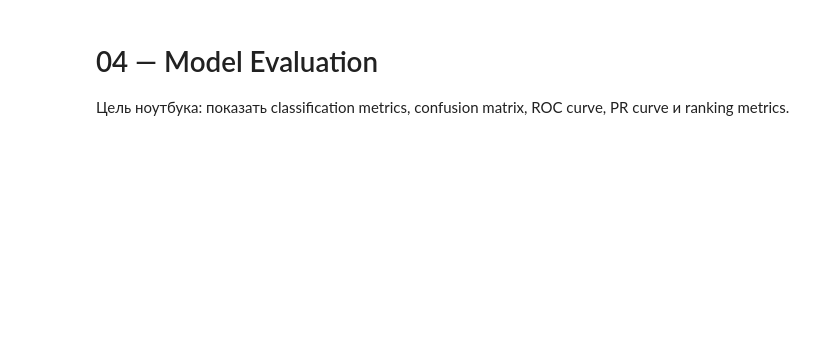
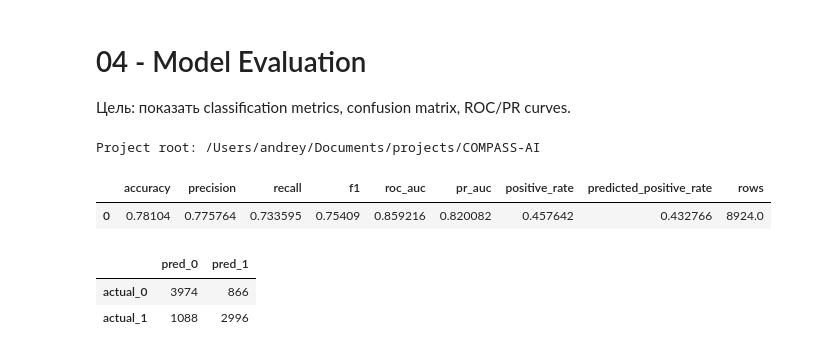
Before and after one commit to TheAndreyZakharov/COMPASS-AI, a Jupyter notebook: notebooks/04_model_evaluation.ipynb, the cells around one changed output. Drawn from its saved outputs; the diff is of its cells as text; code cells hidden in the pictures; blank space fills up the shorter version.

```diff
--- a/notebooks/04_model_evaluation.ipynb
+++ b/notebooks/04_model_evaluation.ipynb
@@ -1,7 +1,7 @@
 # %% [markdown]
-# 04 — Model Evaluation
+# 04 - Model Evaluation
 
-Цель ноутбука: показать classification metrics, confusion matrix, ROC curve, PR curve и ranking metrics.
+Цель: показать classification metrics, confusion matrix, ROC/PR curves.
 # %%
 from __future__ import annotations
 
@@ -10,7 +10,6 @@ import sys
 from pathlib import Path
 
 import pandas as pd
-import plotly.express as px
 
 ROOT = Path.cwd()
 if not (ROOT / "data").exists():
@@ -28,30 +27,42 @@ pd.set_option("display.max_columns", 80)
 pd.set_option("display.width", 160)
 
 print("Project root:", ROOT)
-print("Synthetic data:", DATA_SYNTHETIC)
+# %% [output]
+Project root: /Users/andrey/Documents/projects/COMPASS-AI
 # %%
 from sklearn.metrics import auc, confusion_matrix, precision_recall_curve, roc_curve
 
 metrics_path = REPORTS / "model_metrics.json"
 ranking_path = REPORTS / "ranking_metrics.json"
 predictions_path = REPORTS / "test_predictions.csv"
 
-with open(metrics_path, "r", encoding="utf-8") as file:
+with open(metrics_path, encoding="utf-8") as file:
     model_metrics = json.load(file)
 
-with open(ranking_path, "r", encoding="utf-8") as file:
+with open(ranking_path, encoding="utf-8") as file:
     ranking_metrics = json.load(file)
 
 predictions = pd.read_csv(predictions_path)
 
 display(pd.DataFrame([model_metrics]))
+# %% [output]
+|  | accuracy | precision | recall | f1 | roc_auc | pr_auc | positive_rate | predicted_positive_rate | rows |
+| 0 | 0.78104 | 0.775764 | 0.733595 | 0.75409 | 0.859216 | 0.820082 | 0.457642 | 0.432766 | 8924.0 |
 # %%
 y_true = predictions["success_label"]
 y_pred = predictions["prediction"]
 y_score = predictions["success_probability"]
 
 cm = confusion_matrix(y_true, y_pred)
-cm_df = pd.DataFrame(cm, index=["actual_0", "actual_1"], columns=["pred_0", "pred_1"])
+cm_df = pd.DataFrame(
+    cm,
+    index=["actual_0", "actual_1"],
+    columns=["pred_0", "pred_1"],
+)
 
 display(cm_df)
+# %% [output]
+|  | pred_0 | pred_1 |
+| actual_0 | 3974 | 866 |
+| actual_1 | 1088 | 2996 |
 # %%
```
Also changed, not shown: parts of 4 cells of this notebook, 25 other files.
